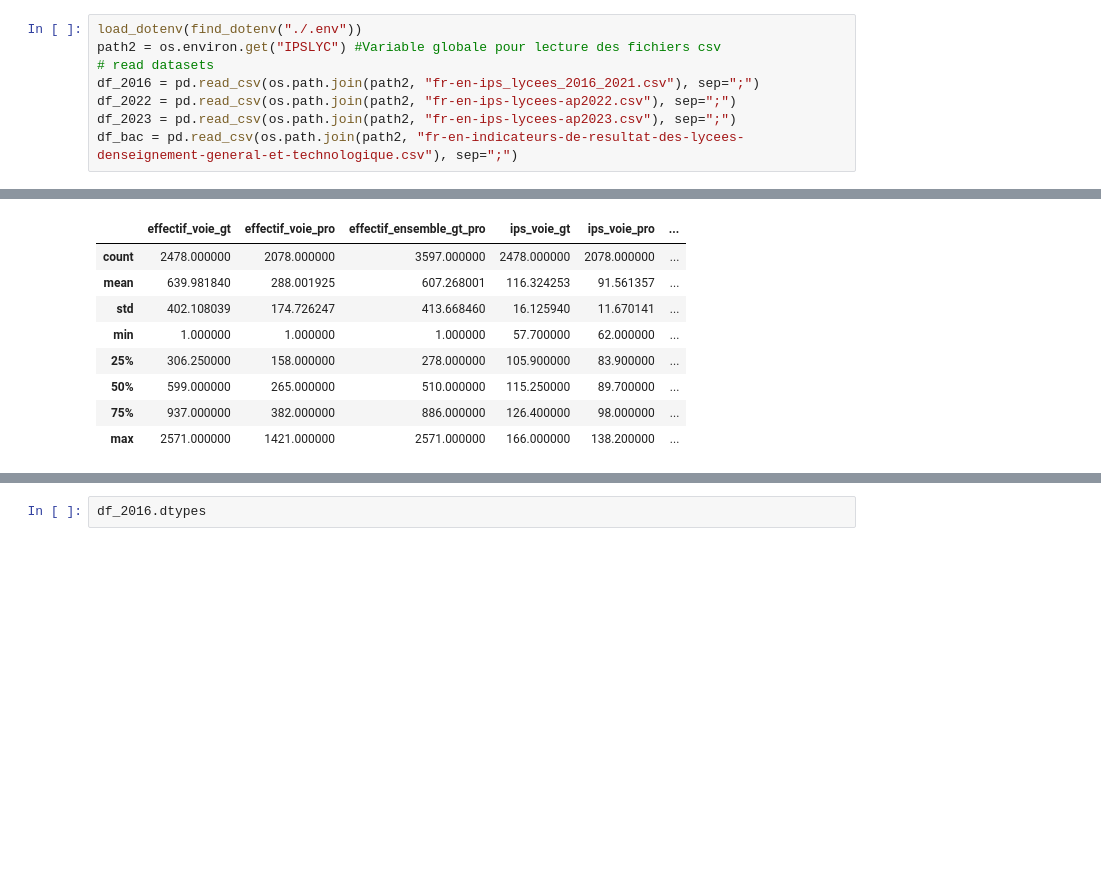
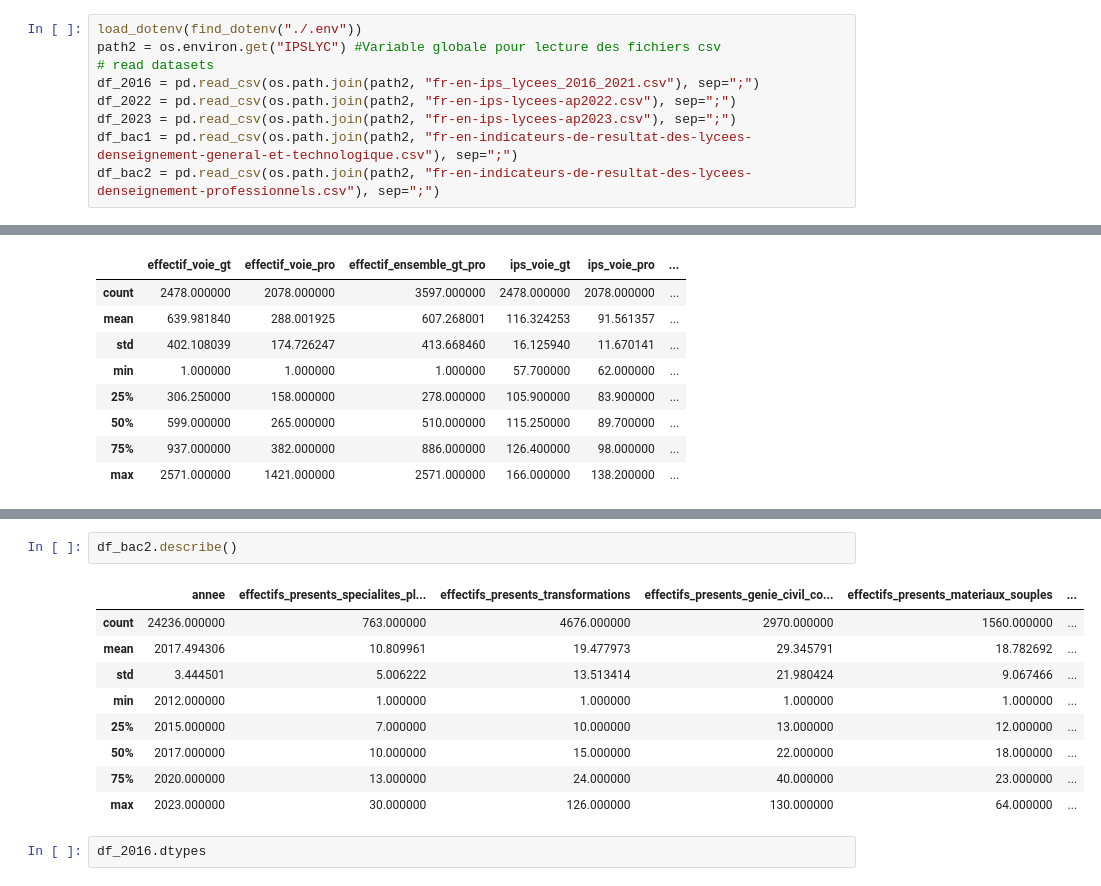
Before and after one commit to Nemesis81/PrezJedah, a Jupyter notebook: cleaningscripte/cleaning_Lycee.ipynb, the cells around one changed output, grey strips where cells are left out. Saved outputs shown, nothing was run; the diff lists cells and outputs as text; blank space fills up the shorter version.

```diff
--- a/cleaningscripte/cleaning_Lycee.ipynb
+++ b/cleaningscripte/cleaning_Lycee.ipynb
@@ -20,7 +20,8 @@ path2 = os.environ.get("IPSLYC") #Variable globale pour lecture des fichiers csv
 df_2016 = pd.read_csv(os.path.join(path2, "fr-en-ips_lycees_2016_2021.csv"), sep=";")
 df_2022 = pd.read_csv(os.path.join(path2, "fr-en-ips-lycees-ap2022.csv"), sep=";")
 df_2023 = pd.read_csv(os.path.join(path2, "fr-en-ips-lycees-ap2023.csv"), sep=";")
-df_bac = pd.read_csv(os.path.join(path2, "fr-en-indicateurs-de-resultat-des-lycees-denseignement-general-et-technologique.csv"), sep=";")
+df_bac1 = pd.read_csv(os.path.join(path2, "fr-en-indicateurs-de-resultat-des-lycees-denseignement-general-et-technologique.csv"), sep=";")
+df_bac2 = pd.read_csv(os.path.join(path2, "fr-en-indicateurs-de-resultat-des-lycees-denseignement-professionnels.csv"), sep=";")
 # %%
 df_2016.describe()
 # %% [output]
@@ -69,6 +70,18 @@ df_bac.describe()
 | 50% | 2018.000000 | 26.000000 | 54.000000 | 78.000000 | 53.000000 | 43.000000 | ... |
 | 75% | 2021.000000 | 39.000000 | 79.000000 | 118.000000 | 73.000000 | 64.000000 | ... |
 | max | 2023.000000 | 161.000000 | 236.000000 | 346.000000 | 410.000000 | 271.000000 | ... |
+# %%
+df_bac2.describe()
+# %% [output]
+|  | annee | effectifs_presents_specialites_pl... | effectifs_presents_transformations | effectifs_presents_genie_civil_co... | effectifs_presents_materiaux_souples | ... |
+| count | 24236.000000 | 763.000000 | 4676.000000 | 2970.000000 | 1560.000000 | ... |
+| mean | 2017.494306 | 10.809961 | 19.477973 | 29.345791 | 18.782692 | ... |
+| std | 3.444501 | 5.006222 | 13.513414 | 21.980424 | 9.067466 | ... |
+| min | 2012.000000 | 1.000000 | 1.000000 | 1.000000 | 1.000000 | ... |
+| 25% | 2015.000000 | 7.000000 | 10.000000 | 13.000000 | 12.000000 | ... |
+| 50% | 2017.000000 | 10.000000 | 15.000000 | 22.000000 | 18.000000 | ... |
+| 75% | 2020.000000 | 13.000000 | 24.000000 | 40.000000 | 23.000000 | ... |
+| max | 2023.000000 | 30.000000 | 126.000000 | 130.000000 | 64.000000 | ... |
 # %%
 df_2016.dtypes
 # %% [output]
```
Also changed, not shown: parts of 8 cells of this notebook, 2 other files.
